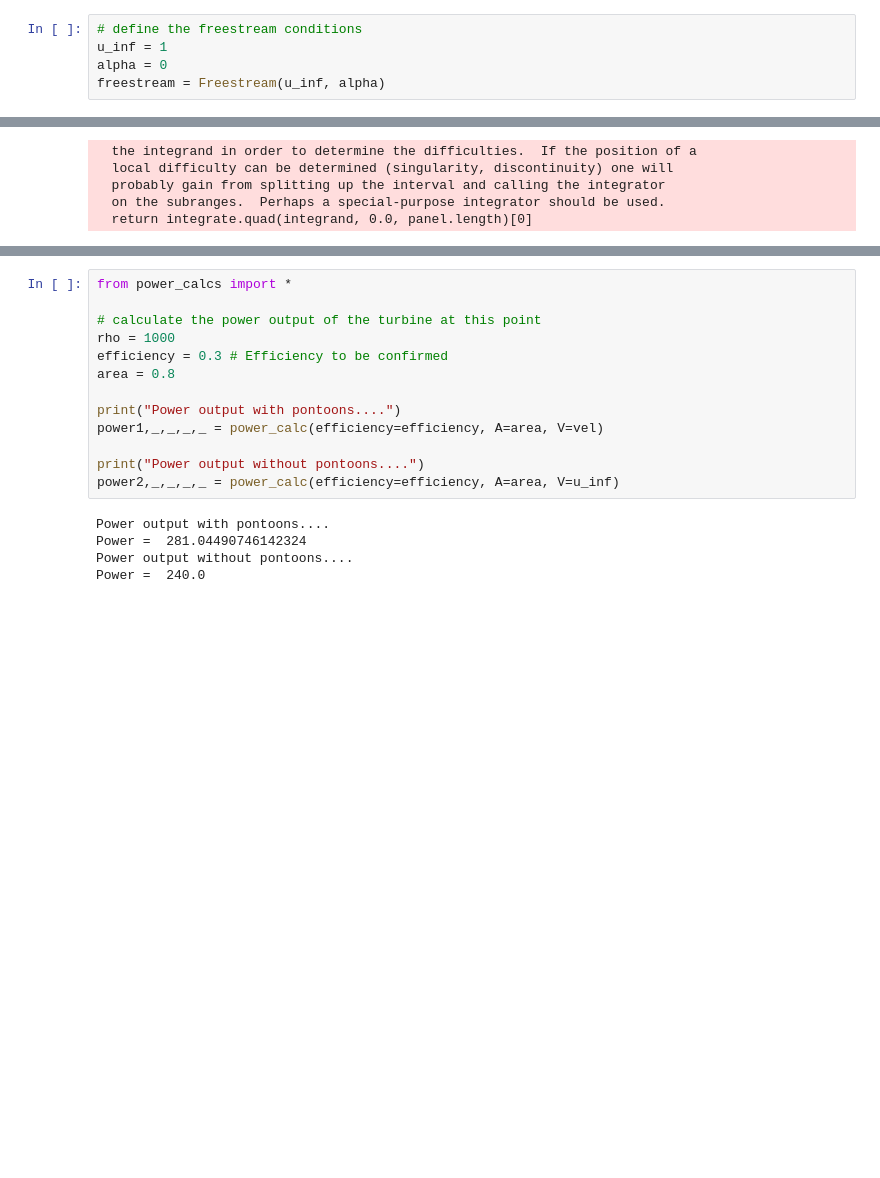
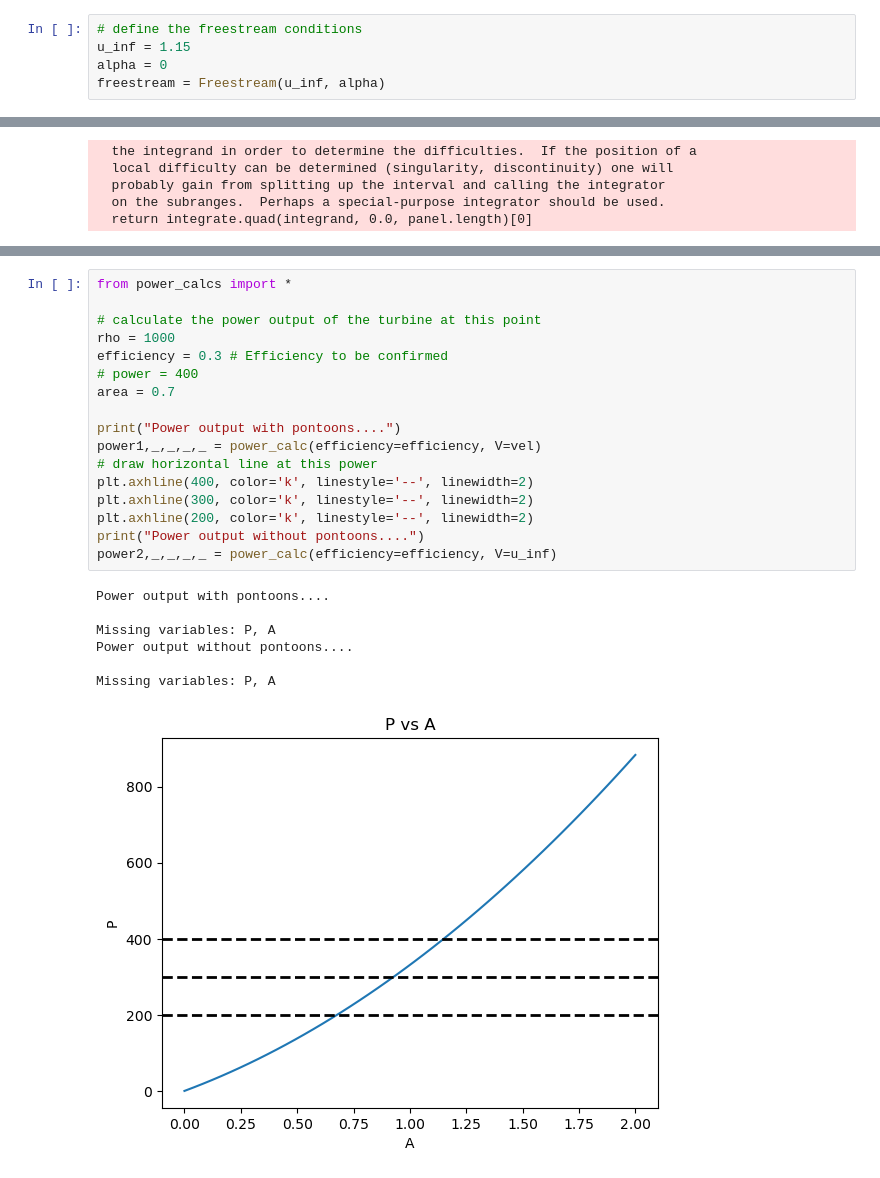
Before and after one commit to pilipb/DP5-code, a Jupyter notebook: testing_foil.ipynb, the cells around one changed output, grey strips where cells are left out. Drawn from its saved outputs; the diff is of its cells as text; blank space fills up the shorter version.

```diff
--- a/testing_foil.ipynb
+++ b/testing_foil.ipynb
@@ -77,6 +83,6 @@ plt.plot(x2, y2, color='k', linestyle='-', linewidth=2)
 # %%
 # define the freestream conditions
-u_inf = 1
+u_inf = 1.15
 alpha = 0
 freestream = Freestream(u_inf, alpha)
 # %%
@@ -178,18 +184,25 @@ Text(0.04999999999999999, 0.47500000000000003, '1.054')
 # %%
 from power_calcs import *
 
 # calculate the power output of the turbine at this point
 rho = 1000
 efficiency = 0.3 # Efficiency to be confirmed
-area = 0.8
+# power = 400
+area = 0.7
 
 print("Power output with pontoons....")
-power1,_,_,_,_ = power_calc(efficiency=efficiency, A=area, V=vel)
-
+power1,_,_,_,_ = power_calc(efficiency=efficiency, V=vel)
+# draw horizontal line at this power
+plt.axhline(400, color='k', linestyle='--', linewidth=2)
+plt.axhline(300, color='k', linestyle='--', linewidth=2)
+plt.axhline(200, color='k', linestyle='--', linewidth=2)
 print("Power output without pontoons....")
-power2,_,_,_,_ = power_calc(efficiency=efficiency, A=area, V=u_inf)
+power2,_,_,_,_ = power_calc(efficiency=efficiency, V=u_inf)
 # %% [output]
 Power output with pontoons....
-Power =  281.04490746142324
+
+Missing variables: P, A
 Power output without pontoons....
-Power =  240.0
+
+Missing variables: P, A
+[figure, added]
```
Also changed, not shown: parts of 4 cells of this notebook.
